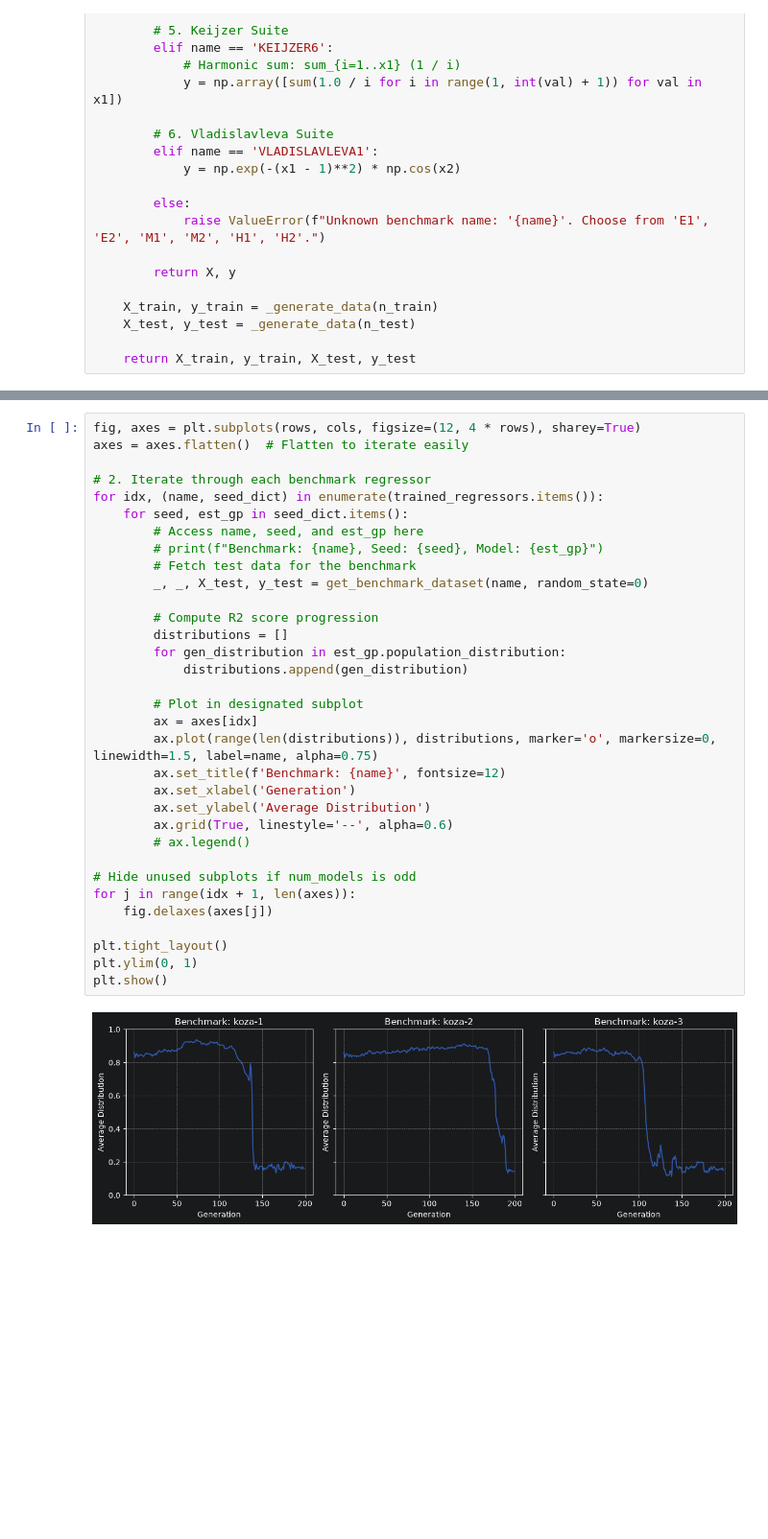
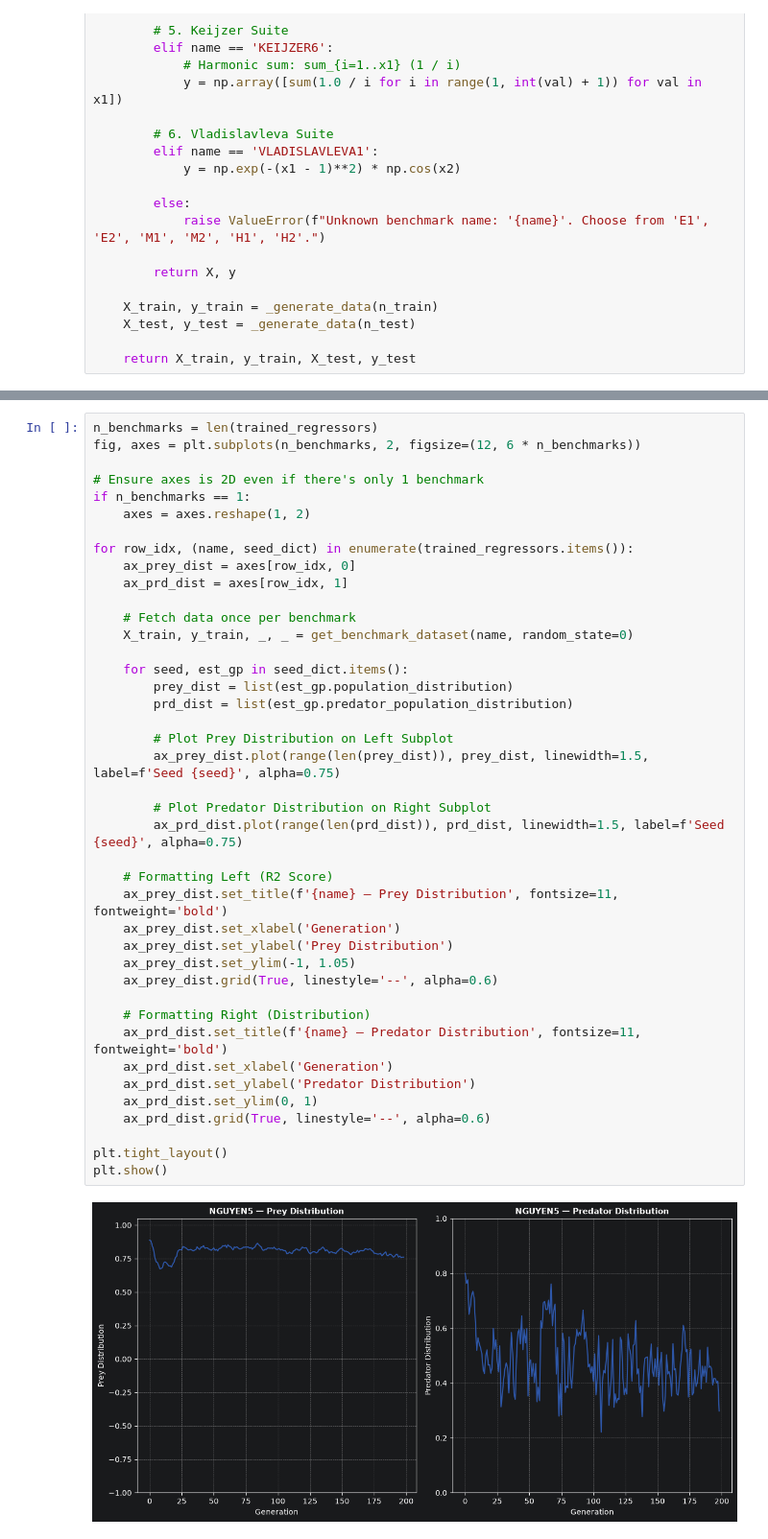
Before and after one commit to Repeating1212/gplearn, a Jupyter notebook: ppm/gp_testing_ppm.ipynb, the cells around one changed output, grey strips where cells are left out. Shown at 96% size. Drawn from its saved outputs; the diff is of its cells as text; blank space fills up the shorter version.

```diff
--- a/ppm/gp_testing_ppm.ipynb
+++ b/ppm/gp_testing_ppm.ipynb
@@ -360,38 +355,46 @@ plt.show()
-# %%
-fig, axes = plt.subplots(rows, cols, figsize=(12, 4 * rows), sharey=True)
-axes = axes.flatten()  # Flatten to iterate easily
-
-# 2. Iterate through each benchmark regressor
-for idx, (name, seed_dict) in enumerate(trained_regressors.items()):
-    for seed, est_gp in seed_dict.items():
-        # Access name, seed, and est_gp here
-        # print(f"Benchmark: {name}, Seed: {seed}, Model: {est_gp}")
-        # Fetch test data for the benchmark
-        _, _, X_test, y_test = get_benchmark_dataset(name, random_state=0)
-
-        # Compute R2 score progression
-        distributions = []
-        for gen_distribution in est_gp.population_distribution:
-            distributions.append(gen_distribution)
-
-        # Plot in designated subplot
-        ax = axes[idx]
-        ax.plot(range(len(distributions)), distributions, marker='o', markersize=0, linewidth=1.5, label=name, alpha=0.75)
-        ax.set_title(f'Benchmark: {name}', fontsize=12)
-        ax.set_xlabel('Generation')
-        ax.set_ylabel('Average Distribution')
-        ax.grid(True, linestyle='--', alpha=0.6)
-        # ax.legend()
-
-# Hide unused subplots if num_models is odd
-for j in range(idx + 1, len(axes)):
-    fig.delaxes(axes[j])
-
-plt.tight_layout()
-plt.ylim(0, 1)
-plt.show()
-# %% [output]
-[figure, removed]
+# %%
+n_benchmarks = len(trained_regressors)
+fig, axes = plt.subplots(n_benchmarks, 2, figsize=(12, 6 * n_benchmarks))
+
+# Ensure axes is 2D even if there's only 1 benchmark
+if n_benchmarks == 1:
+    axes = axes.reshape(1, 2)
+
+for row_idx, (name, seed_dict) in enumerate(trained_regressors.items()):
+    ax_prey_dist = axes[row_idx, 0]
+    ax_prd_dist = axes[row_idx, 1]
+
+    # Fetch data once per benchmark
+    X_train, y_train, _, _ = get_benchmark_dataset(name, random_state=0)
+
+    for seed, est_gp in seed_dict.items():
+        prey_dist = list(est_gp.population_distribution)
+        prd_dist = list(est_gp.predator_population_distribution)
+
+        # Plot Prey Distribution on Left Subplot
+        ax_prey_dist.plot(range(len(prey_dist)), prey_dist, linewidth=1.5, label=f'Seed {seed}', alpha=0.75)
+
+        # Plot Predator Distribution on Right Subplot
+        ax_prd_dist.plot(range(len(prd_dist)), prd_dist, linewidth=1.5, label=f'Seed {seed}', alpha=0.75)
+
+    # Formatting Left (R2 Score)
+    ax_prey_dist.set_title(f'{name} — Prey Distribution', fontsize=11, fontweight='bold')
+    ax_prey_dist.set_xlabel('Generation')
+    ax_prey_dist.set_ylabel('Prey Distribution')
+    ax_prey_dist.set_ylim(-1, 1.05)
+    ax_prey_dist.grid(True, linestyle='--', alpha=0.6)
+
+    # Formatting Right (Distribution)
+    ax_prd_dist.set_title(f'{name} — Predator Distribution', fontsize=11, fontweight='bold')
+    ax_prd_dist.set_xlabel('Generation')
+    ax_prd_dist.set_ylabel('Predator Distribution')
+    ax_prd_dist.set_ylim(0, 1)
+    ax_prd_dist.grid(True, linestyle='--', alpha=0.6)
+
+plt.tight_layout()
+plt.show()
+# %% [output]
+[figure, added]
 # %%
 # Plot Fitness Robust Average Ranges Fitness Graph
 
```
Also changed, not shown: parts of 10 cells of this notebook, 2 other files.
